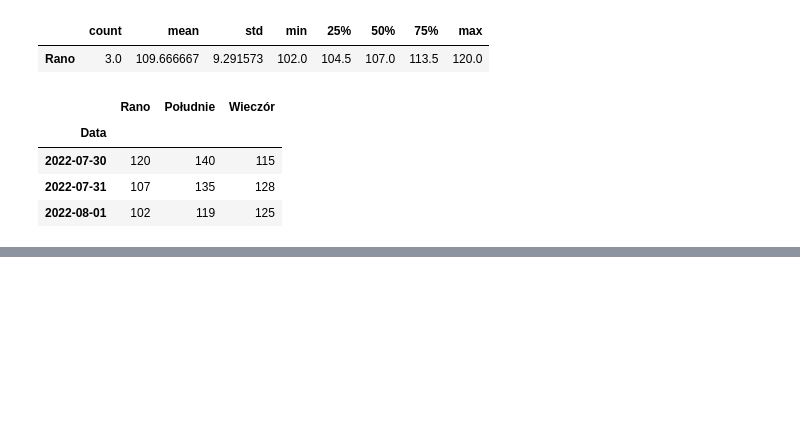
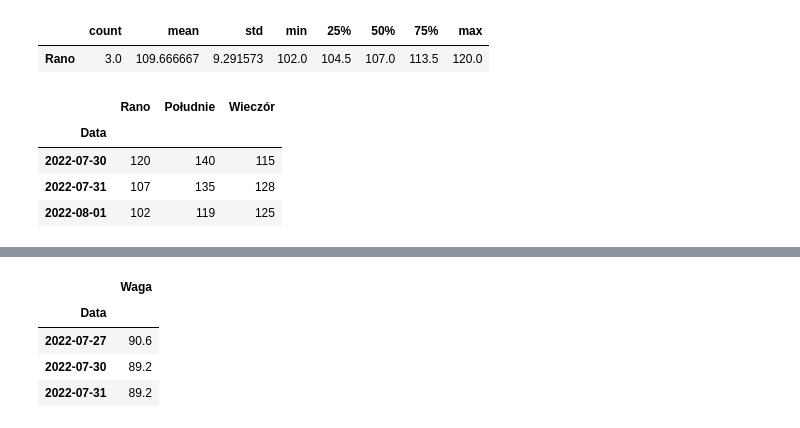
Before and after one commit to MarcinHrynkiewiczSudnik/Python3, a Jupyter notebook: Kopia_notatnika_Untitled0.ipynb, the cells around one changed output, grey strips where cells are left out. Saved outputs shown, nothing was run; the diff lists cells and outputs as text; code cells hidden in the pictures; blank space fills up the shorter version.

```diff
--- a/Kopia_notatnika_Untitled0.ipynb
+++ b/Kopia_notatnika_Untitled0.ipynb
@@ -381,0 +425,9 @@ new2_df
+# %%
+w = pd.read_excel('waga.xlsx', index_col=0)
+w
+# %% [output]
+|  | Waga |
+| Data |  |
+| 2022-07-27 | 90.6 |
+| 2022-07-30 | 89.2 |
+| 2022-07-31 | 89.2 |
```
Also changed, not shown: parts of 5 cells of this notebook.
